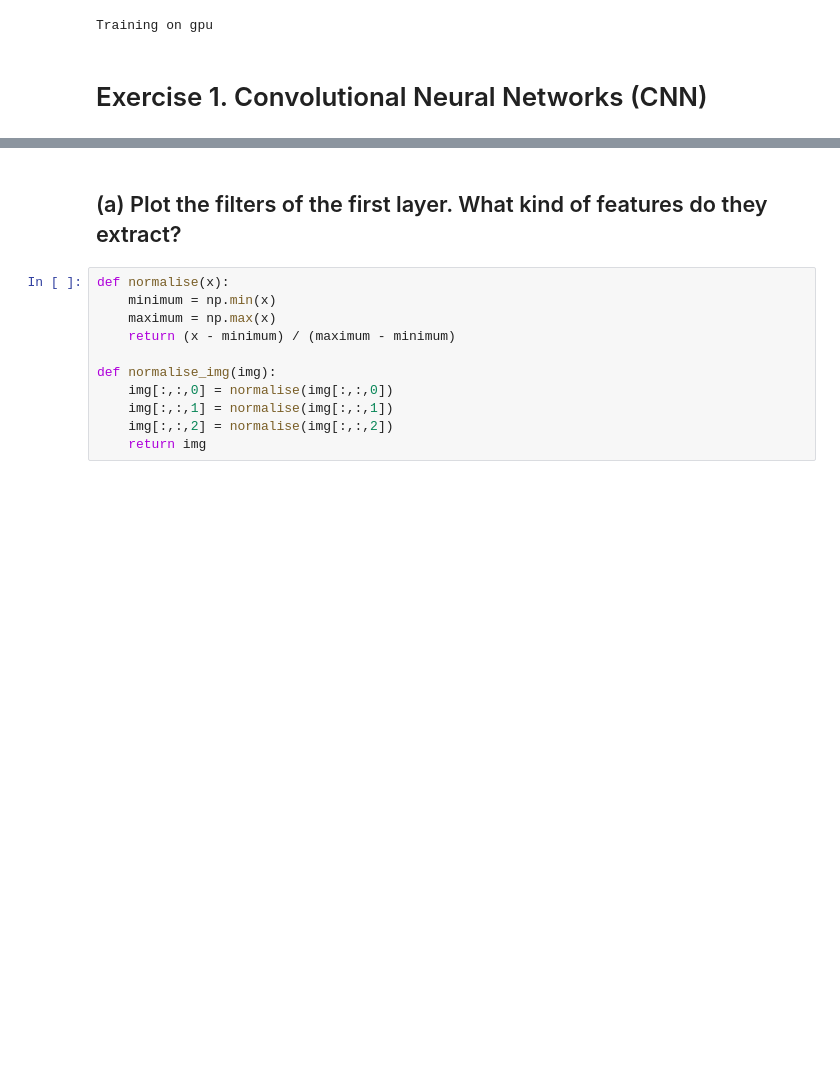
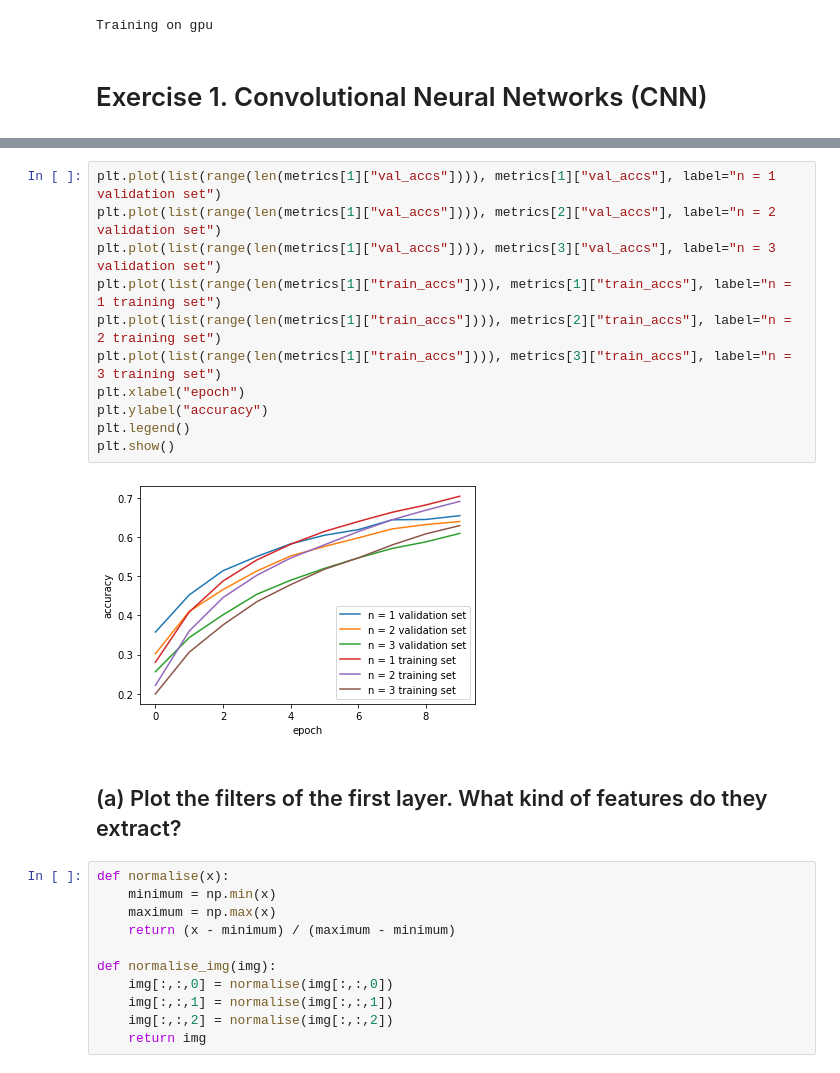
Before and after one commit to dunky11/mustererkennung, a Jupyter notebook: A10/assignment10.ipynb, the cells around one changed output, grey strips where cells are left out. Drawn from its saved outputs; the diff is of its cells as text; blank space fills up the shorter version.

```diff
--- a/A10/assignment10.ipynb
+++ b/A10/assignment10.ipynb
@@ -264,3 +284,16 @@ plt.show()
+# %%
+plt.plot(list(range(len(metrics[1]["val_accs"]))), metrics[1]["val_accs"], label="n = 1 validation set")
+plt.plot(list(range(len(metrics[1]["val_accs"]))), metrics[2]["val_accs"], label="n = 2 validation set")
+plt.plot(list(range(len(metrics[1]["val_accs"]))), metrics[3]["val_accs"], label="n = 3 validation set")
+plt.plot(list(range(len(metrics[1]["train_accs"]))), metrics[1]["train_accs"], label="n = 1 training set")
+plt.plot(list(range(len(metrics[1]["train_accs"]))), metrics[2]["train_accs"], label="n = 2 training set")
+plt.plot(list(range(len(metrics[1]["train_accs"]))), metrics[3]["train_accs"], label="n = 3 training set")
+plt.xlabel("epoch")
+plt.ylabel("accuracy")
+plt.legend()
+plt.show()
+# %% [output]
+[figure, added]
 # %% [markdown]
 ## (a) Plot the filters of the first layer. What kind of features do they extract?
 # %%
```
Also changed, not shown: parts of 12 cells of this notebook, 1 other file.
